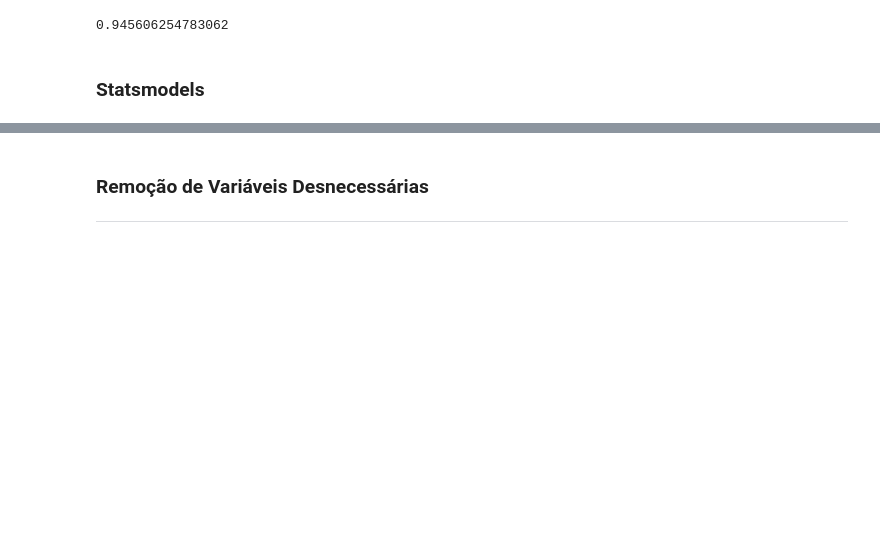
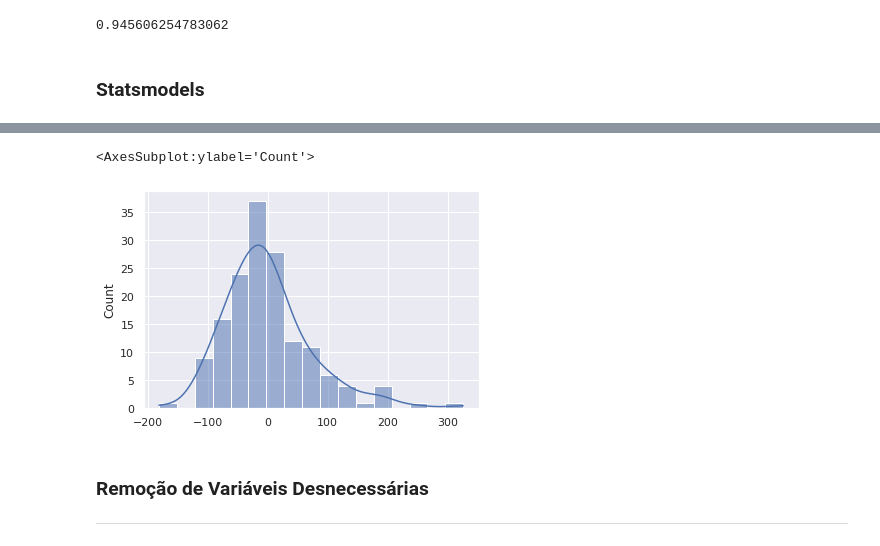
Before and after one commit to walisson-silva-ada/827-data-science, a Jupyter notebook: 02. Regressão Linear/2.2. Regressão Linear Múltipla.ipynb, the cells around one changed output, grey strips where cells are left out. Saved outputs shown, nothing was run; the diff lists cells and outputs as text; code cells hidden in the pictures; blank space fills up the shorter version.

```diff
--- a/02. Regressão Linear/2.2. Regressão Linear Múltipla.ipynb
+++ b/02. Regressão Linear/2.2. Regressão Linear Múltipla.ipynb
@@ -474,3 +521,8 @@ r2_score(y, y_est_categorical)
+# %%
+sns.histplot(model.resid, kde=True)
+# %% [output]
+<AxesSubplot:ylabel='Count'>
+[figure, added]
 # %% [markdown]
 ### Remoção de Variáveis Desnecessárias
 ---
```
Also changed, not shown: parts of 22 cells of this notebook, 1 other file.
